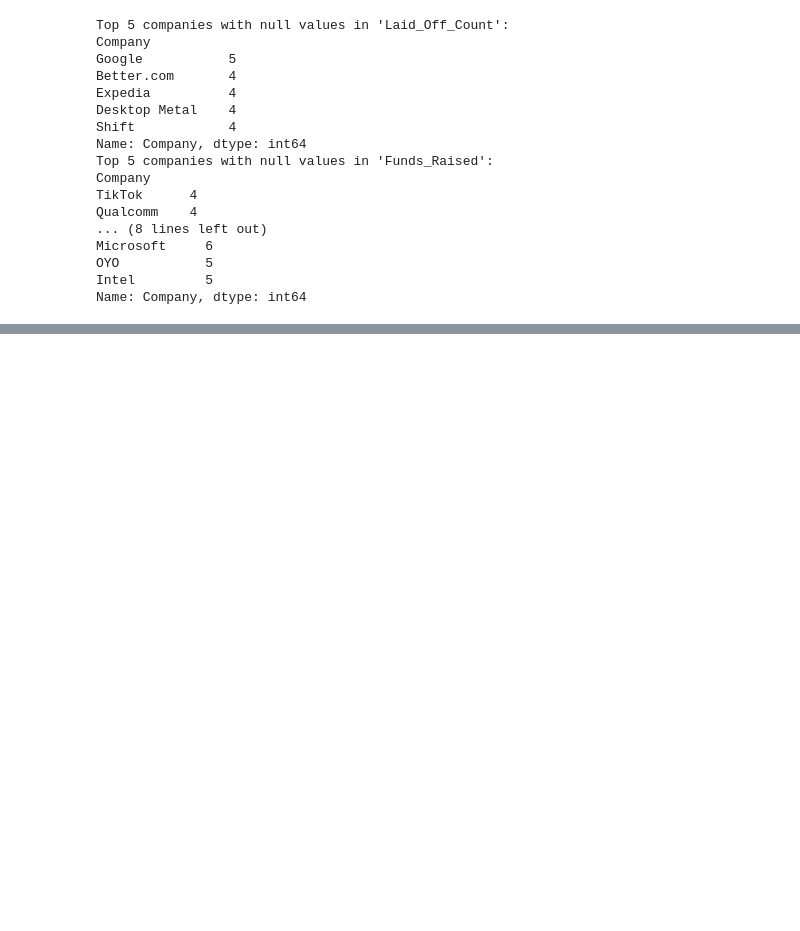
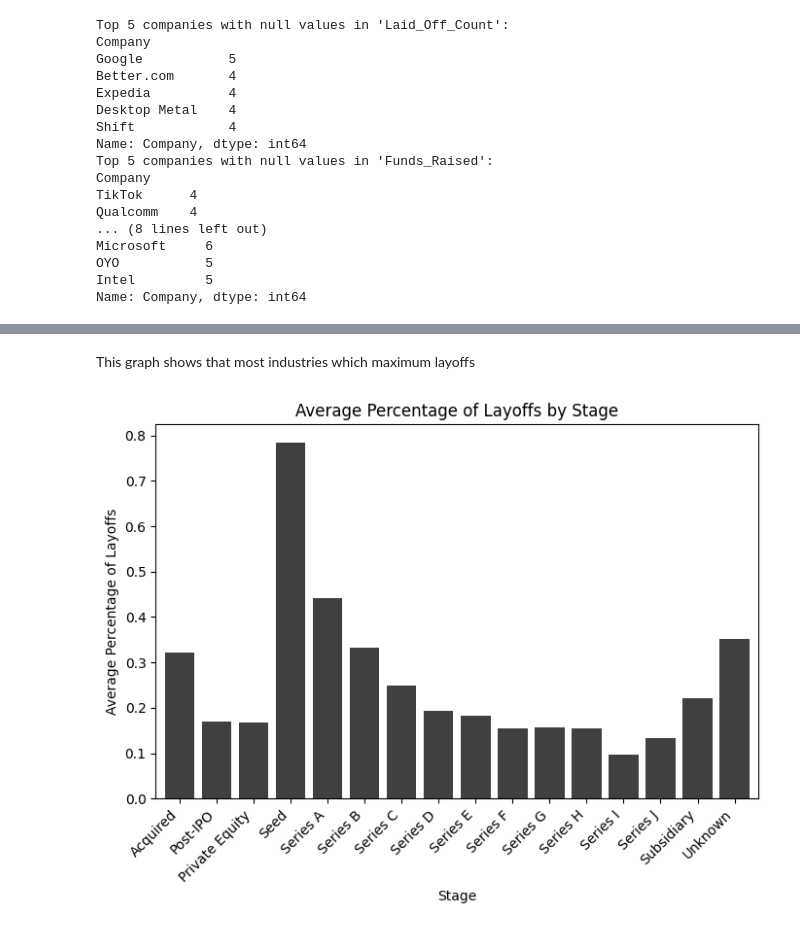
Before and after one commit to brahm-dave/preprocessing-and-eda, a Jupyter notebook: basic_preprocessing_and_eda.ipynb, the cells around one changed output, grey strips where cells are left out. Cells and saved outputs as stored; diff of their text form; code cells hidden in the pictures; blank space fills up the shorter version.

```diff
--- a/basic_preprocessing_and_eda.ipynb
+++ b/basic_preprocessing_and_eda.ipynb
@@ -418,0 +552,23 @@ KeyboardInterrupt:
+# %% [markdown]
+This graph shows that most industries which maximum layoffs
+# %%
+# prompt: draw a graph with average percentage
+
+import matplotlib.pyplot as plt
+# Calculate the average percentage of layoffs for each industry
+average_percentage_by_industry = df.groupby('Stage')['Percentage'].mean()
+
+# Create a bar plot
+average_percentage_by_industry.plot(kind='bar', color='k', alpha=0.75, width=0.8, figsize=(8, 5))
+
+# Add labels and title
+plt.ylabel('Average Percentage of Layoffs')
+plt.title('Average Percentage of Layoffs by Stage')
+
+# Rotate x-axis labels for better readability
+plt.xticks(rotation=45, ha='right')
+
+# Show the plot
+plt.show()
+# %% [output]
+[figure, added]
```
Also changed, not shown: parts of 17 cells of this notebook.
